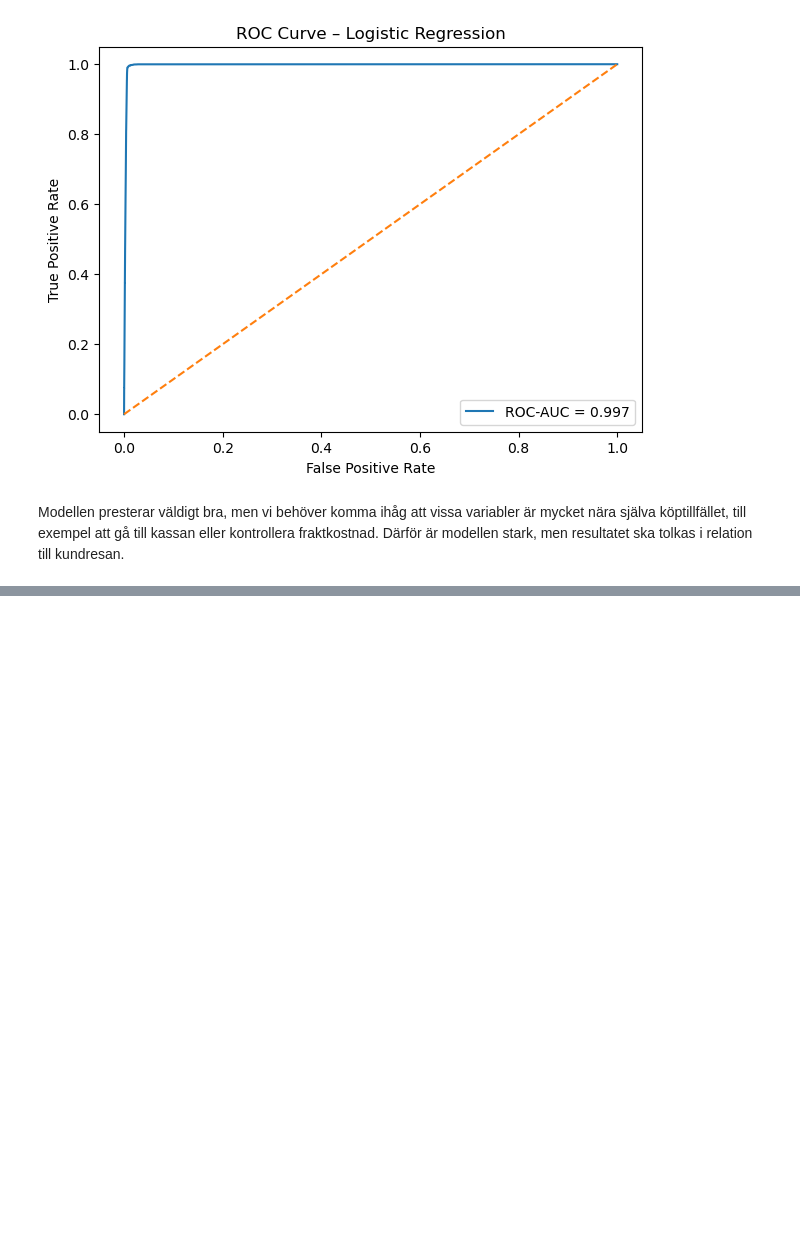
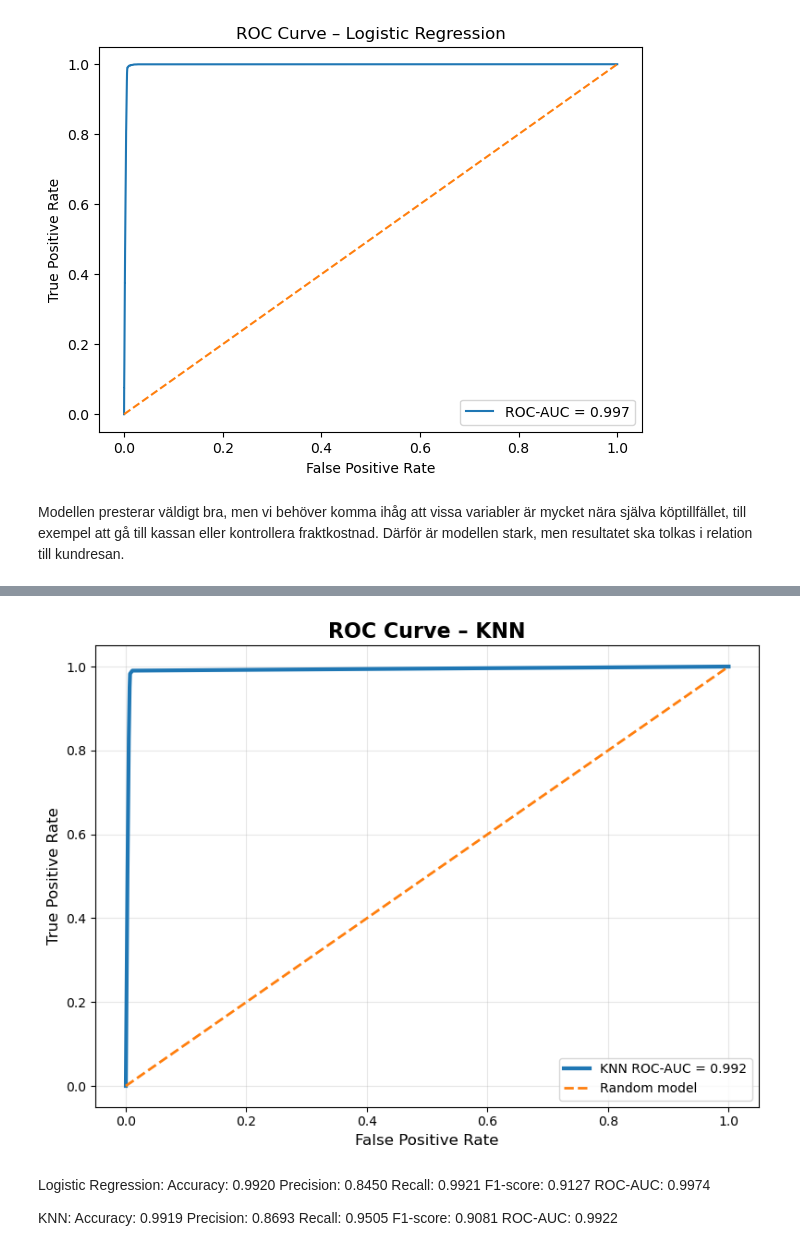
Before and after one commit to spirit-web/Shopping-online-prediction, a Jupyter notebook: notebooks/mahtab/mahtab_analysis.ipynb, the cells around one changed output, grey strips where cells are left out. Drawn from its saved outputs; the diff is of its cells as text; code cells hidden in the pictures; blank space fills up the shorter version.

```diff
--- a/notebooks/mahtab/mahtab_analysis.ipynb
+++ b/notebooks/mahtab/mahtab_analysis.ipynb
@@ -336,0 +400,44 @@ Modellen presterar väldigt bra, men vi behöver komma ihåg att vissa variabler
+# %%
+fpr_knn, tpr_knn, thresholds_knn = roc_curve(y_val, y_proba_knn)
+auc_knn = roc_auc_score(y_val, y_proba_knn)
+
+plt.figure(figsize=(8, 6))
+
+plt.plot(
+    fpr_knn,
+    tpr_knn,
+    linewidth=3,
+    label=f"KNN ROC-AUC = {auc_knn:.3f}"
+)
+
+plt.plot(
+    [0, 1],
+    [0, 1],
+    linestyle="--",
+    linewidth=2,
+    label="Random model"
+)
+
+plt.title("ROC Curve – KNN", fontsize=16, fontweight="bold")
+plt.xlabel("False Positive Rate", fontsize=12)
+plt.ylabel("True Positive Rate", fontsize=12)
+plt.legend()
+plt.grid(alpha=0.3)
+plt.tight_layout()
+plt.show()
+# %% [output]
+[figure, added]
+# %% [markdown]
+Logistic Regression:
+Accuracy: 0.9920
+Precision: 0.8450
+Recall: 0.9921
+F1-score: 0.9127
+ROC-AUC: 0.9974
+
+KNN:
+Accuracy: 0.9919
+Precision: 0.8693
+Recall: 0.9505
+F1-score: 0.9081
+ROC-AUC: 0.9922
```
Also changed, not shown: parts of 16 cells of this notebook, 1 other file.
